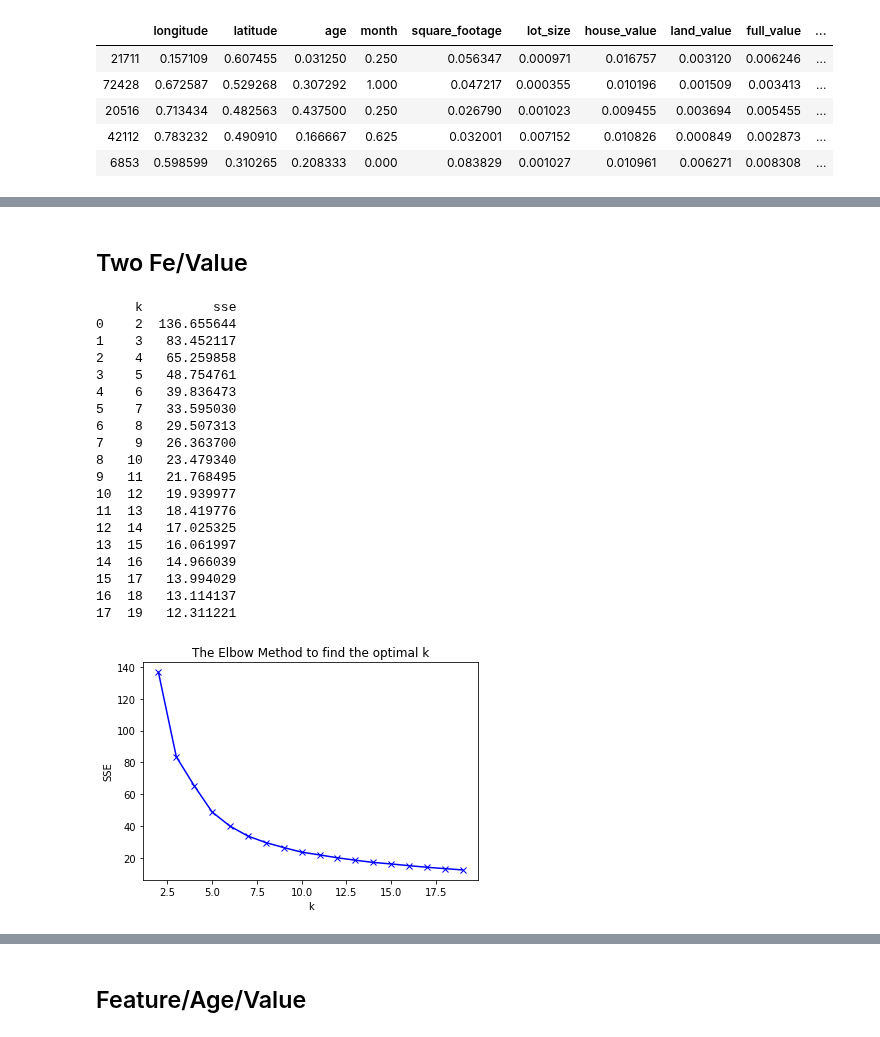
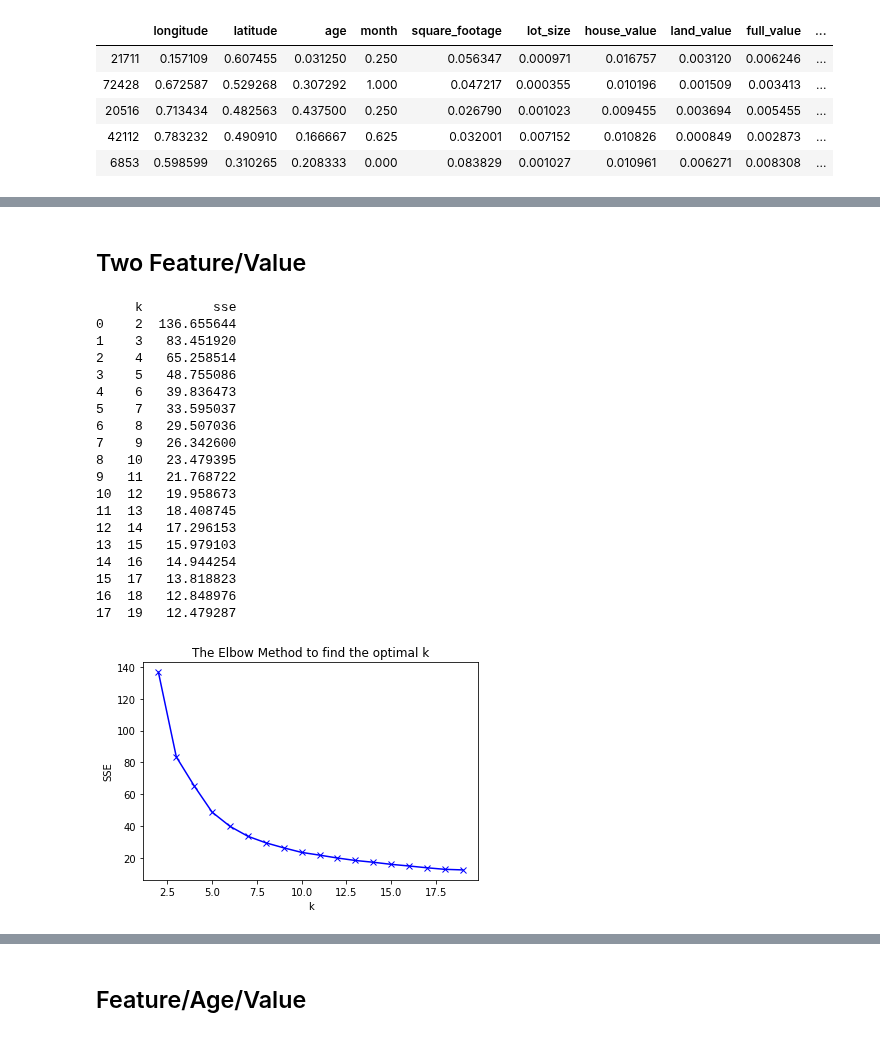
Before and after one commit to clustering-for-log-error/clustering-for-log-error, a Jupyter notebook: jada_clustering.ipynb, the cells around one changed output, grey strips where cells are left out. Saved outputs shown, nothing was run; the diff lists cells and outputs as text; code cells hidden in the pictures.

```diff
--- a/jada_clustering.ipynb
+++ b/jada_clustering.ipynb
@@ -32,7 +32,7 @@ df['bed_bath_ratio'] = df.bedroomcnt/df.bathroomcnt
 X = df[['longitude', 'latitude', 'age', 'month',
         'square_footage', 'lot_size', 'house_value',
         'land_value', 'full_value', 'tax_rate', 'roomcnt',
-        'Los_Angeles', 'Orange', 'Ventura', 'bed_bath_ratio']]
+        'Los_Angeles', 'Orange', 'Ventura', 'bed_bath_ratio', 'bathroomcnt']]
 y = df[['logerror']]
 # %% [markdown]
 ## Split and Scale data
@@ -56,29 +76,31 @@ train_scaled.head()
 # %% [markdown]
-## Two Fe/Value
+## Two Feature/Value
-# %%
-list_of_3_variables = train_scaled[['bed_bath_ratio', 'square_footage', 'tax_rate']]
-
-optimal_k = cluster.elbow_method(list_of_3_variables)
-# %% [output]
-     k         sse
-0    2  136.655644
-1    3   83.452117
-2    4   65.259858
-3    5   48.754761
-4    6   39.836473
-5    7   33.595030
-6    8   29.507313
-7    9   26.363700
-8   10   23.479340
-9   11   21.768495
-10  12   19.939977
-11  13   18.419776
-12  14   17.025325
-13  15   16.061997
-14  16   14.966039
-15  17   13.994029
-16  18   13.114137
-17  19   12.311221
-[figure, removed]
+# %%
+cluster_vars = train_scaled[['bed_bath_ratio','square_footage', 'tax_rate']]
+cluster_col_name = 'two_feature_value'
+centroid_col_names = ['centroid_' + i for i in cluster_vars]
+# %%
+optimal_k = cluster.elbow_method(cluster_vars)
+# %% [output]
+     k         sse
+0    2  136.655644
+1    3   83.451920
+2    4   65.258514
+3    5   48.755086
+4    6   39.836473
+5    7   33.595037
+6    8   29.507036
+7    9   26.342600
+8   10   23.479395
+9   11   21.768722
+10  12   19.958673
+11  13   18.408745
+12  14   17.296153
+13  15   15.979103
+14  16   14.944254
+15  17   13.818823
+16  18   12.848976
+17  19   12.479287
+[figure, added]
 # %%
 kmeans, train_clusters, test_clusters, cluster_counts = cluster.get_clusters_and_counts(10, ['bed_bath_ratio', 'square_footage', 'tax_rate'],
```
Also changed, not shown: parts of 15 cells of this notebook.
